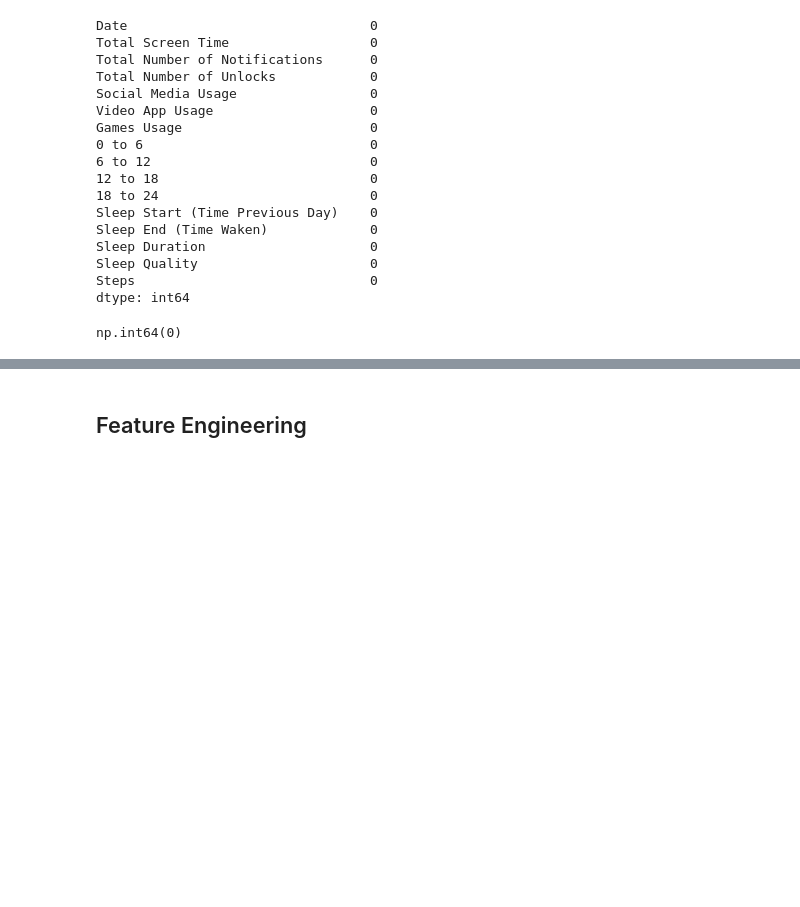
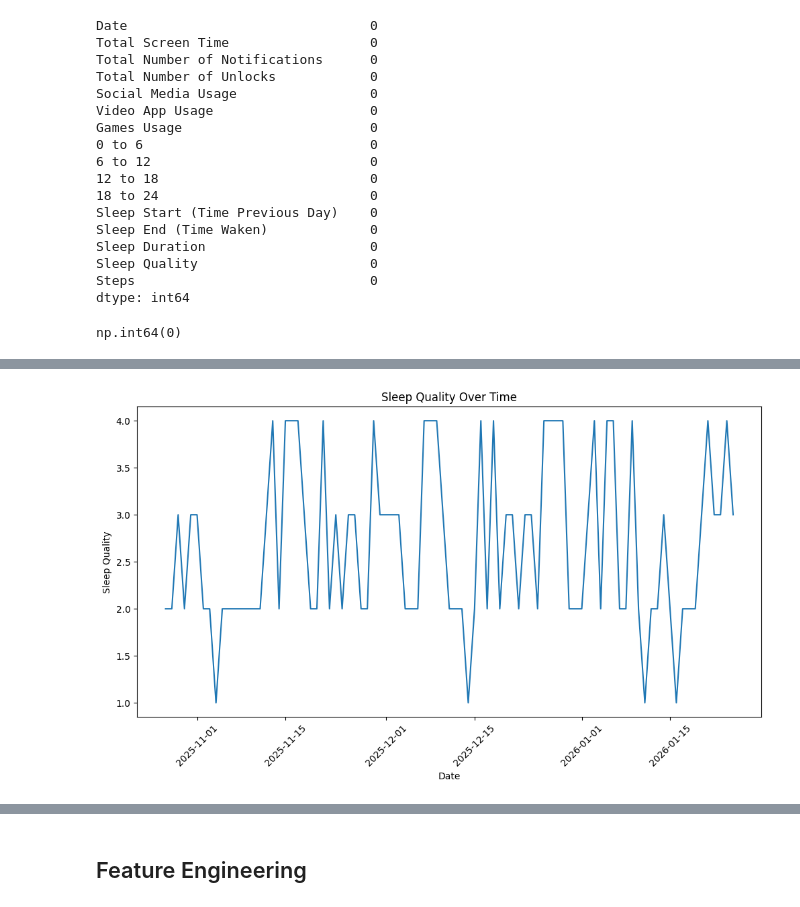
Before and after one commit to machiwao/CCDATSCL_PROJECT, a Jupyter notebook: CCDATSCL_Project_Code Implementation.ipynb, the cells around one changed output, grey strips where cells are left out. Drawn from its saved outputs; the diff is of its cells as text; code cells hidden in the pictures; blank space fills up the shorter version.

```diff
--- a/CCDATSCL_Project_Code Implementation.ipynb
+++ b/CCDATSCL_Project_Code Implementation.ipynb
@@ -85,0 +98,11 @@ np.int64(0)
+# %%
+# Plot time series of Sleep Quality over time
+plt.figure(figsize=(12, 6))
+sns.lineplot(x='Date', y='Sleep Quality', data=df)
+plt.title('Sleep Quality Over Time')
+plt.xlabel('Date')
+plt.ylabel('Sleep Quality')
+plt.xticks(rotation=45)
+plt.show()
+# %% [output]
+[figure, added]
```
Also changed, not shown: parts of 20 cells of this notebook, 1 other file.
